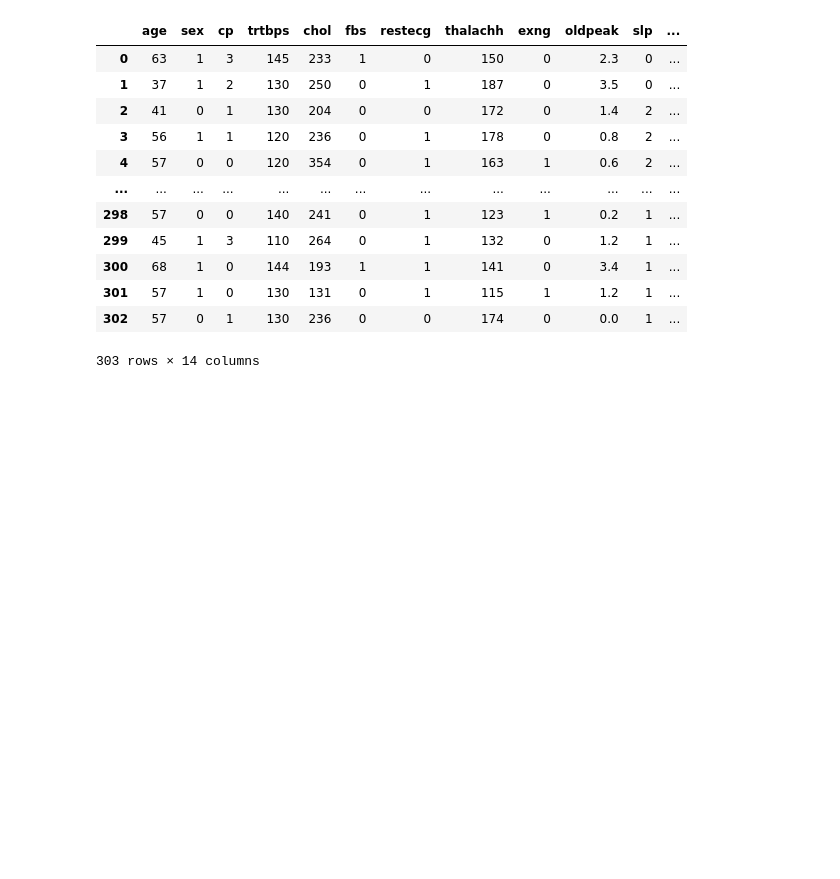
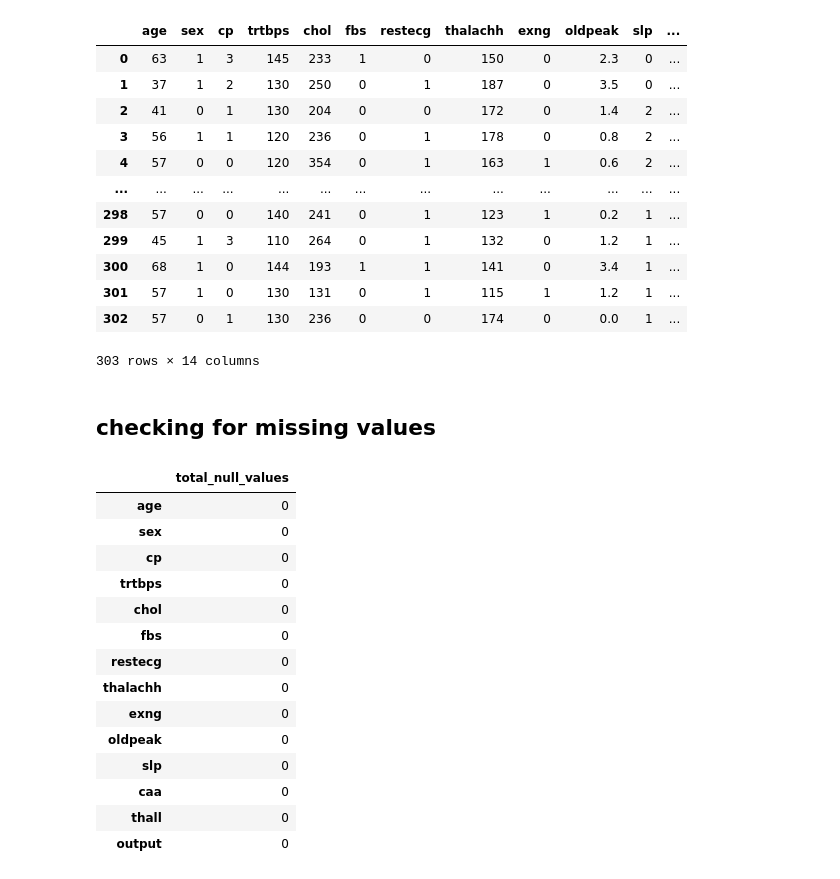
Before and after one commit to kumargautam02/machine_learning, a Jupyter notebook: Projects/heart_attack_analysis_project/main.ipynb, the cells around one changed output. Cells and saved outputs as stored; diff of their text form; code cells hidden in the pictures; blank space fills up the shorter version.

```diff
--- a/Projects/heart_attack_analysis_project/main.ipynb
+++ b/Projects/heart_attack_analysis_project/main.ipynb
@@ -50,3 +50,31 @@ data
 | 301 | 57 | 1 | 0 | 130 | 131 | 0 | 1 | 115 | 1 | 1.2 | 1 | ... |
 | 302 | 57 | 0 | 1 | 130 | 236 | 0 | 0 | 174 | 0 | 0.0 | 1 | ... |
 303 rows × 14 columns
+# %% [markdown]
+## checking for missing values
+# %%
+#this code basically tells, In all the columns we don't have any null values
+data.isna().sum()
+#to display it in more sophisticated format.
+isnull_number = []
+for columns in data.columns:
+    x = data[columns].isna().sum()
+    isnull_number.append(x)
+
+pd.DataFrame(isnull_number, index= data.columns, columns=["total_null_values"])
+# %% [output]
+|  | total_null_values |
+| age | 0 |
+| sex | 0 |
+| cp | 0 |
+| trtbps | 0 |
+| chol | 0 |
+| fbs | 0 |
+| restecg | 0 |
+| thalachh | 0 |
+| exng | 0 |
+| oldpeak | 0 |
+| slp | 0 |
+| caa | 0 |
+| thall | 0 |
+| output | 0 |
```
Also changed, not shown: parts of 6 cells of this notebook, 1 other file.
